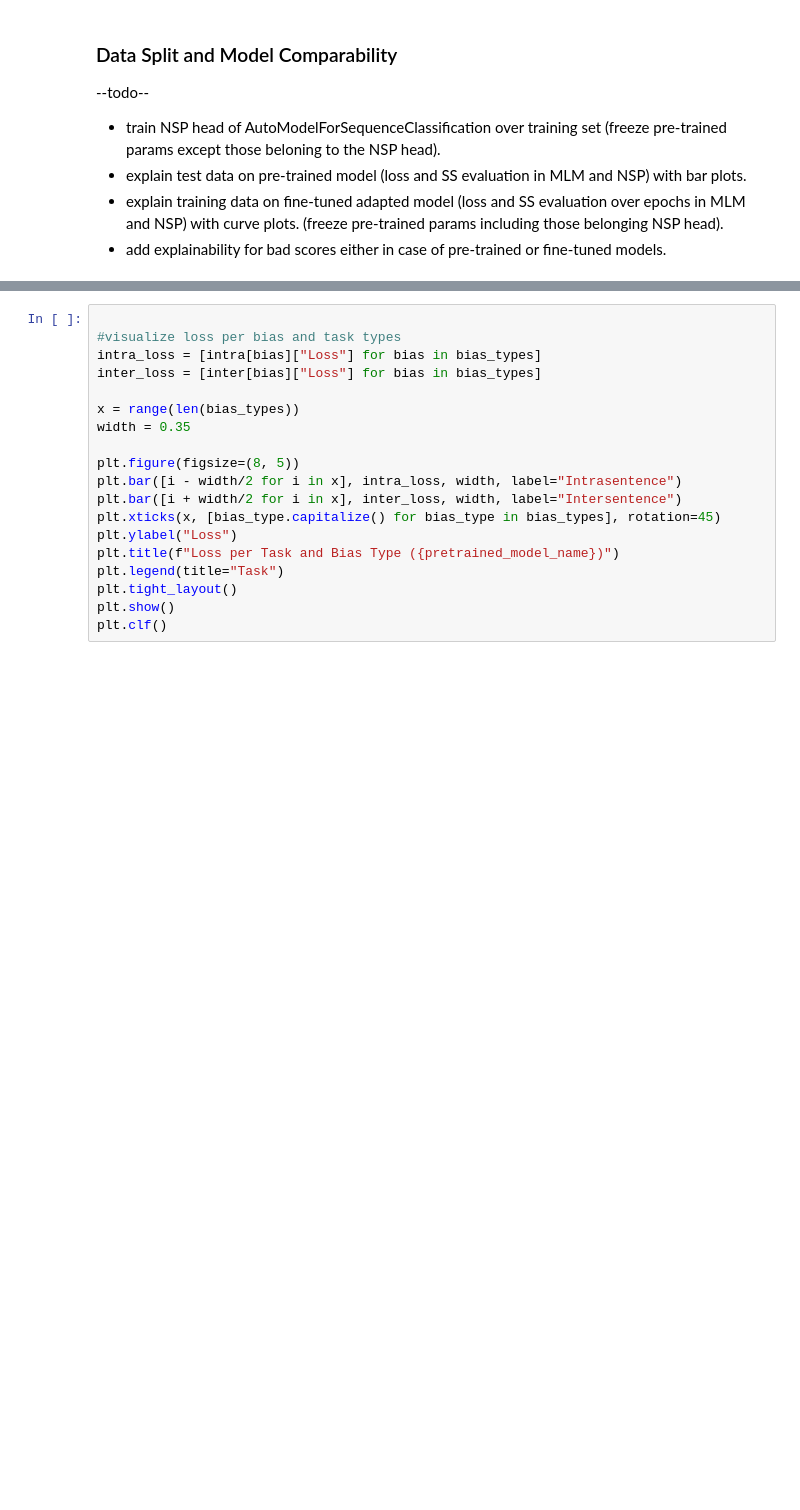
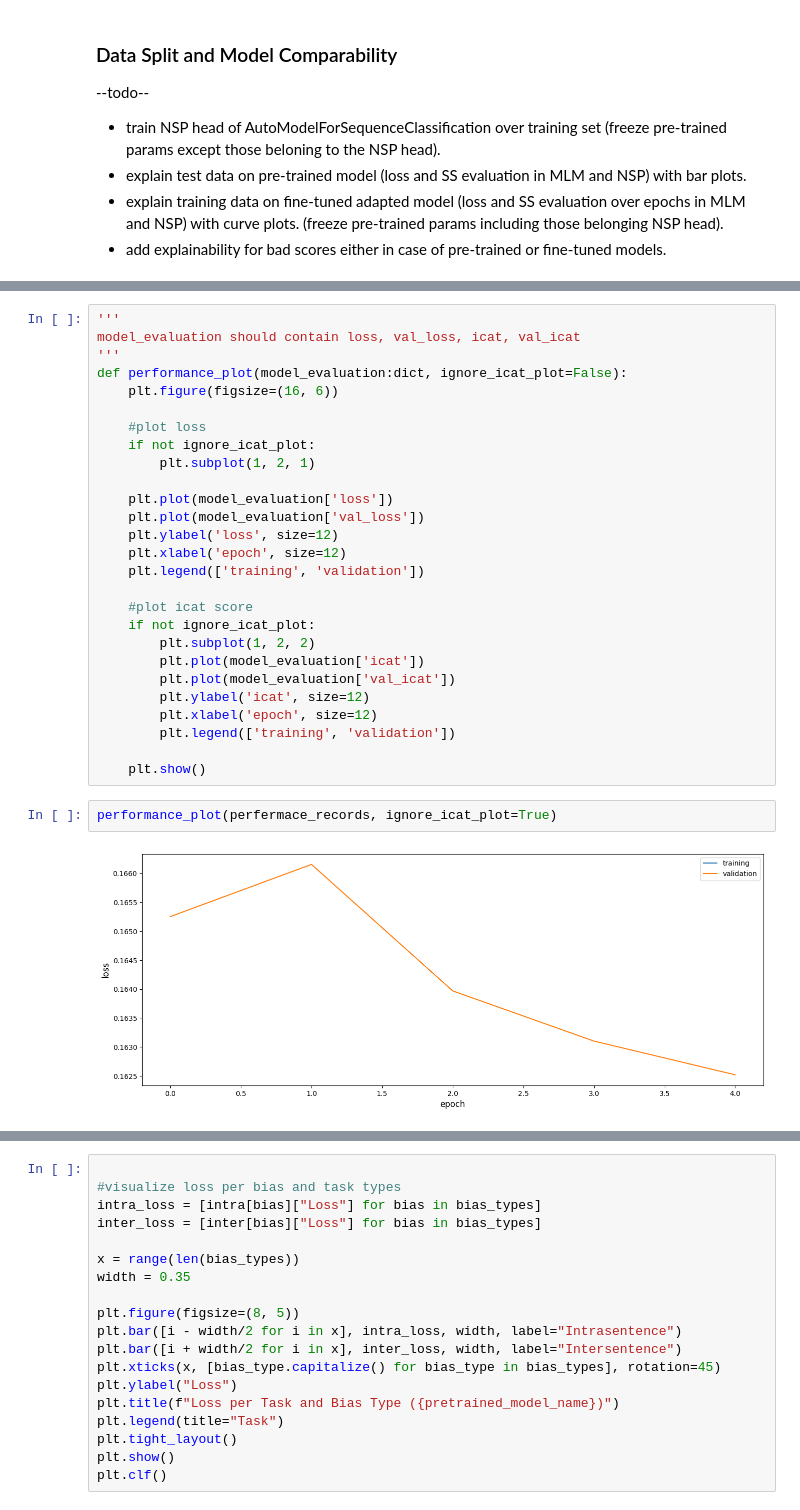
Before and after one commit to Abudo-S/MindTheGap, a Jupyter notebook: MindTheGap.ipynb, the cells around one changed output, grey strips where cells are left out. Saved outputs shown, nothing was run; the diff lists cells and outputs as text; blank space fills up the shorter version.

```diff
--- a/MindTheGap.ipynb
+++ b/MindTheGap.ipynb
@@ -465,0 +248,31 @@ FileNotFoundError: [Errno 2] No such file or directory: 'predictions/roberta-bas
+# %%
+'''
+model_evaluation should contain loss, val_loss, icat, val_icat
+'''
+def performance_plot(model_evaluation:dict, ignore_icat_plot=False):
+    plt.figure(figsize=(16, 6))
+
+    #plot loss
+    if not ignore_icat_plot:
+        plt.subplot(1, 2, 1)
+
+    plt.plot(model_evaluation['loss'])
+    plt.plot(model_evaluation['val_loss'])
+    plt.ylabel('loss', size=12)
+    plt.xlabel('epoch', size=12)
+    plt.legend(['training', 'validation'])
+
+    #plot icat score
+    if not ignore_icat_plot:
+        plt.subplot(1, 2, 2)
+        plt.plot(model_evaluation['icat'])
+        plt.plot(model_evaluation['val_icat'])
+        plt.ylabel('icat', size=12)
+        plt.xlabel('epoch', size=12)
+        plt.legend(['training', 'validation'])
+
+    plt.show()
+# %%
+performance_plot(perfermace_records, ignore_icat_plot=True)
+# %% [output]
+[figure, added]
```
Also changed, not shown: parts of 14 cells of this notebook, 1 other file.
